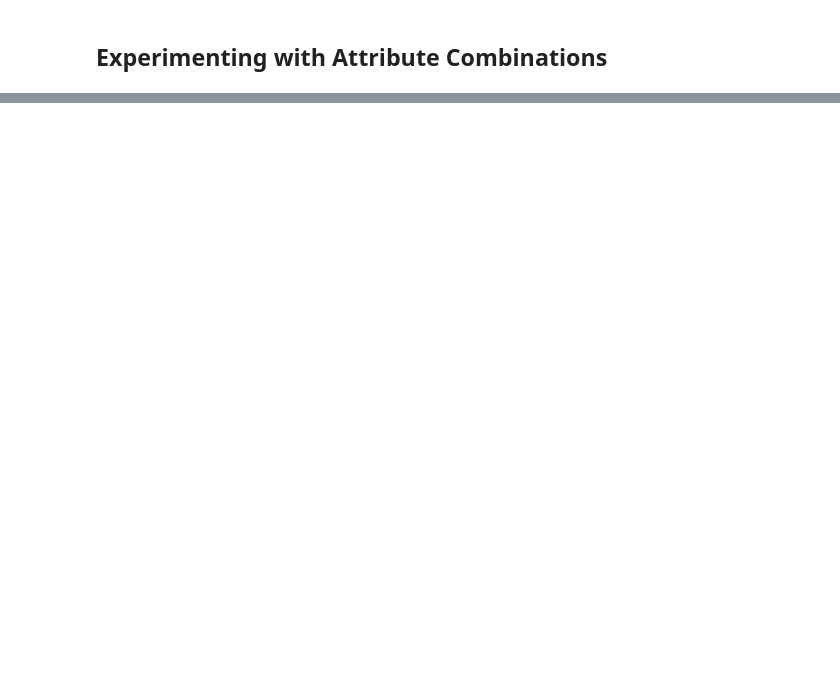
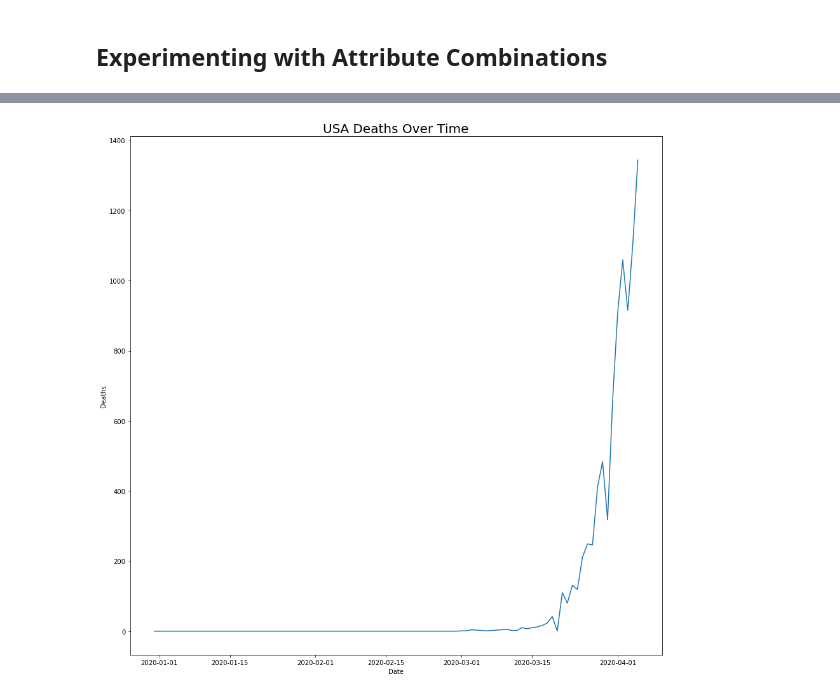
Before and after one commit to be2112/modeling_projects, a Jupyter notebook: covid-19/results/2020-04-05/Exploratory Data Analysis.ipynb, the cells around one changed output, grey strips where cells are left out. Drawn from its saved outputs; the diff is of its cells as text; code cells hidden in the pictures; blank space fills up the shorter version.

```diff
--- a/covid-19/results/2020-04-05/Exploratory Data Analysis.ipynb
+++ b/covid-19/results/2020-04-05/Exploratory Data Analysis.ipynb
@@ -233,0 +203,10 @@ data.head(50)
+# %%
+# Graph USA deaths across time
+plt.figure(figsize=(15,15))
+plt.plot(usaData['date'], usaData['deaths'])
+plt.ylabel('Deaths')
+plt.xlabel('Date')
+plt.title('USA Deaths Over Time', fontdict = {'fontsize' : 20})
+plt.show()
+# %% [output]
+[figure, added]
```
Also changed, not shown: parts of 34 cells of this notebook, 4 other files.
